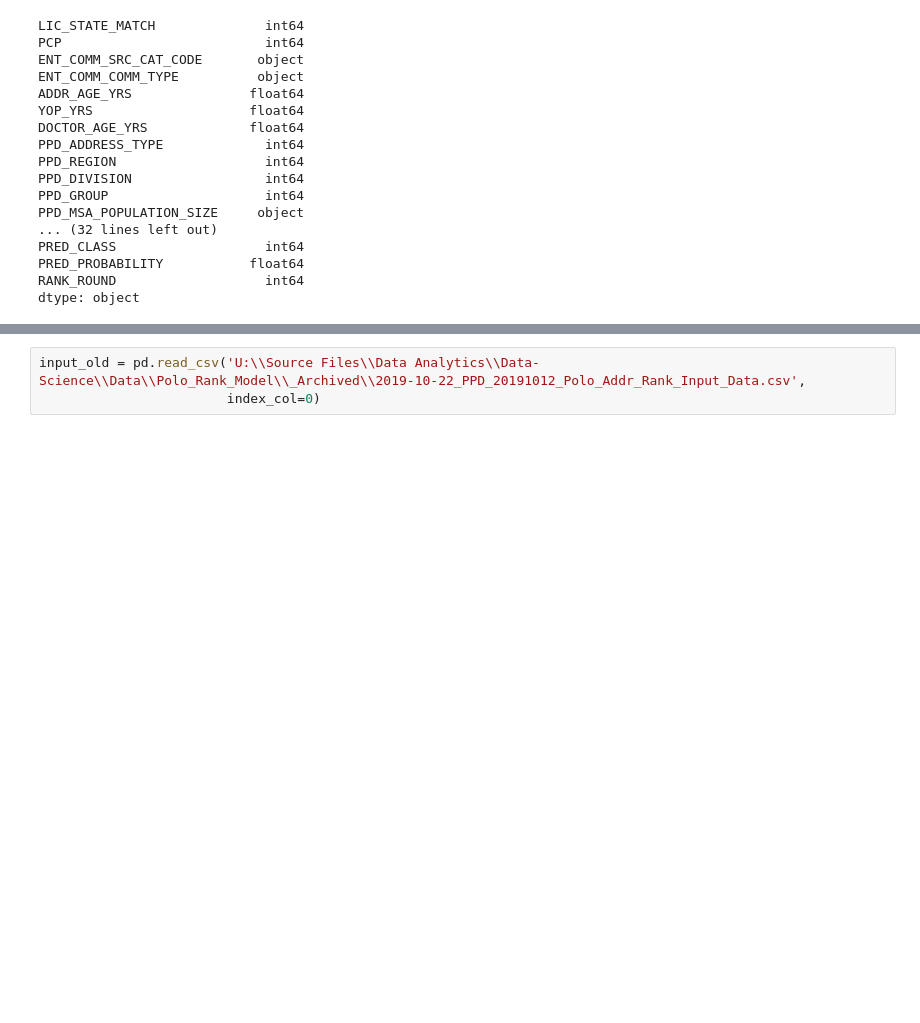
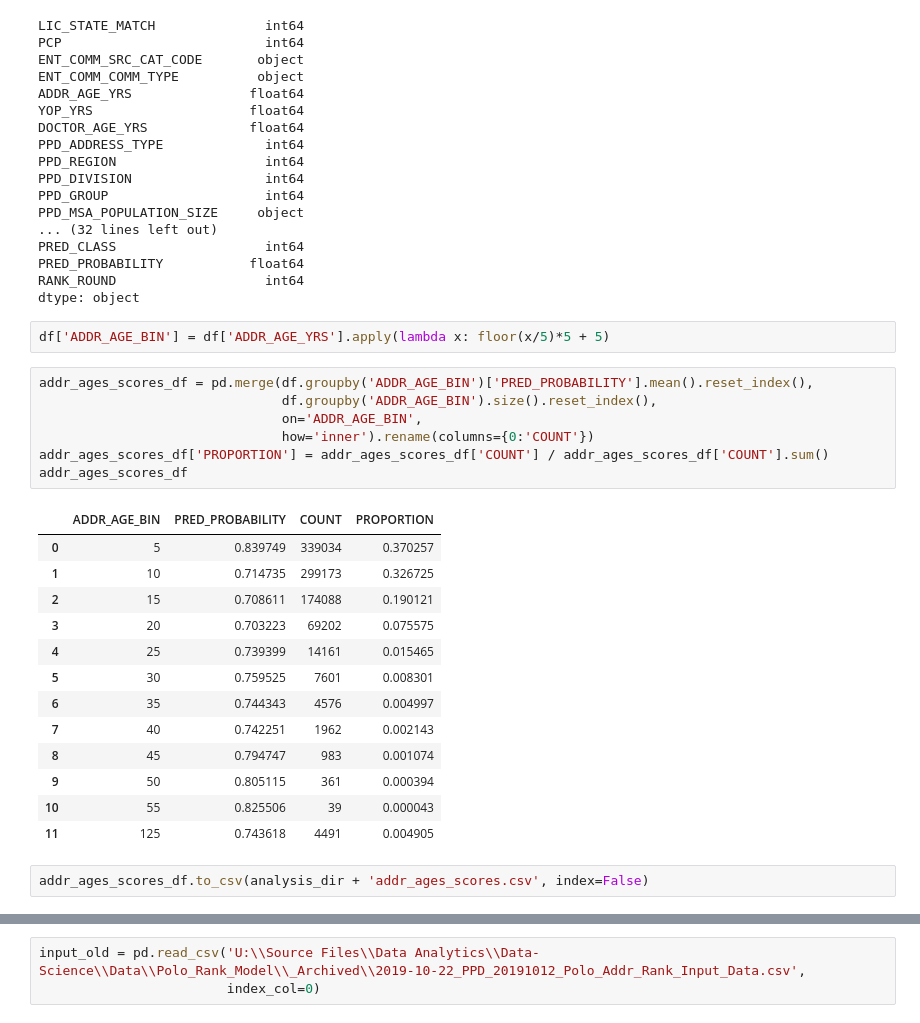
Before and after one commit to AMADataLabs/Core, a Jupyter notebook: Sandbox/PoloRankModel/ScoreAnalysis.ipynb, the cells around one changed output, grey strips where cells are left out. Drawn from its saved outputs; the diff is of its cells as text; blank space fills up the shorter version.

```diff
--- a/Sandbox/PoloRankModel/ScoreAnalysis.ipynb
+++ b/Sandbox/PoloRankModel/ScoreAnalysis.ipynb
@@ -108,3 +156,28 @@ PRED_CLASS                   int64
 PRED_PROBABILITY           float64
 RANK_ROUND                   int64
 dtype: object
+# %%
+df['ADDR_AGE_BIN'] = df['ADDR_AGE_YRS'].apply(lambda x: floor(x/5)*5 + 5)
+# %%
+addr_ages_scores_df = pd.merge(df.groupby('ADDR_AGE_BIN')['PRED_PROBABILITY'].mean().reset_index(),
+                               df.groupby('ADDR_AGE_BIN').size().reset_index(),
+                               on='ADDR_AGE_BIN',
+                               how='inner').rename(columns={0:'COUNT'})
+addr_ages_scores_df['PROPORTION'] = addr_ages_scores_df['COUNT'] / addr_ages_scores_df['COUNT'].sum()
+addr_ages_scores_df
+# %% [output]
+|  | ADDR_AGE_BIN | PRED_PROBABILITY | COUNT | PROPORTION |
+| 0 | 5 | 0.839749 | 339034 | 0.370257 |
+| 1 | 10 | 0.714735 | 299173 | 0.326725 |
+| 2 | 15 | 0.708611 | 174088 | 0.190121 |
+| 3 | 20 | 0.703223 | 69202 | 0.075575 |
+| 4 | 25 | 0.739399 | 14161 | 0.015465 |
+| 5 | 30 | 0.759525 | 7601 | 0.008301 |
+| 6 | 35 | 0.744343 | 4576 | 0.004997 |
+| 7 | 40 | 0.742251 | 1962 | 0.002143 |
+| 8 | 45 | 0.794747 | 983 | 0.001074 |
+| 9 | 50 | 0.805115 | 361 | 0.000394 |
+| 10 | 55 | 0.825506 | 39 | 0.000043 |
+| 11 | 125 | 0.743618 | 4491 | 0.004905 |
+# %%
+addr_ages_scores_df.to_csv(analysis_dir + 'addr_ages_scores.csv', index=False)
```
Also changed, not shown: parts of 32 cells of this notebook, 4 other files.
